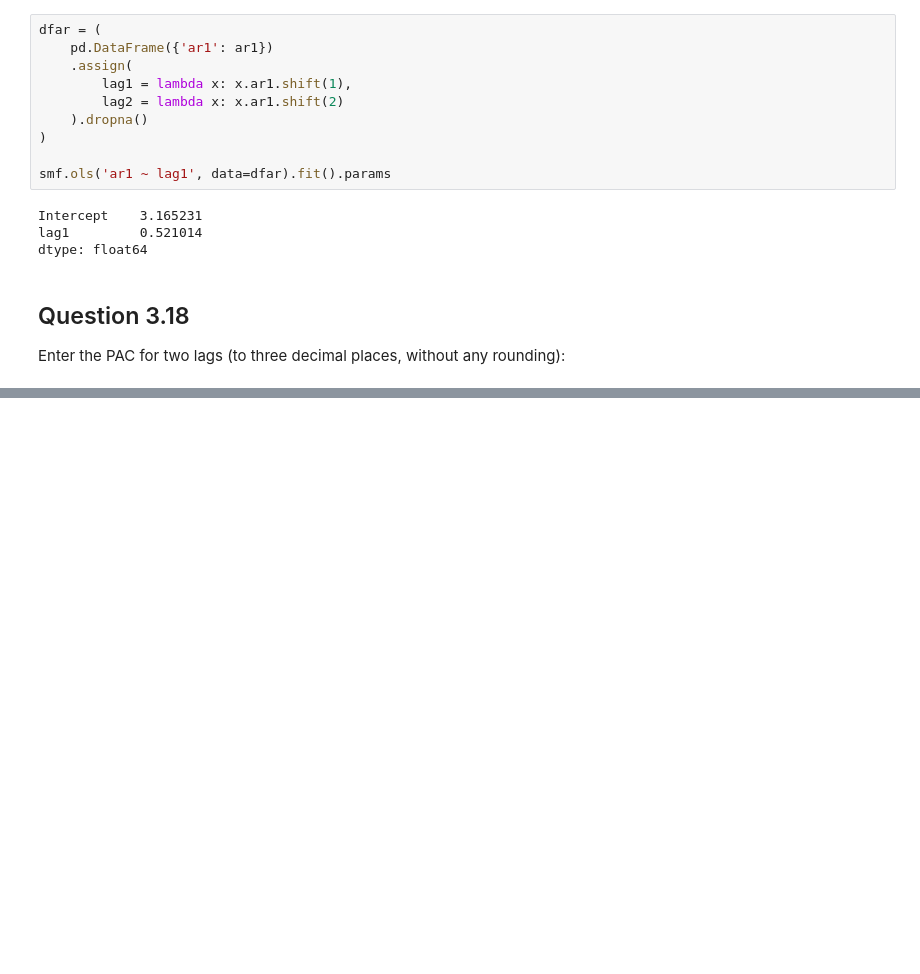
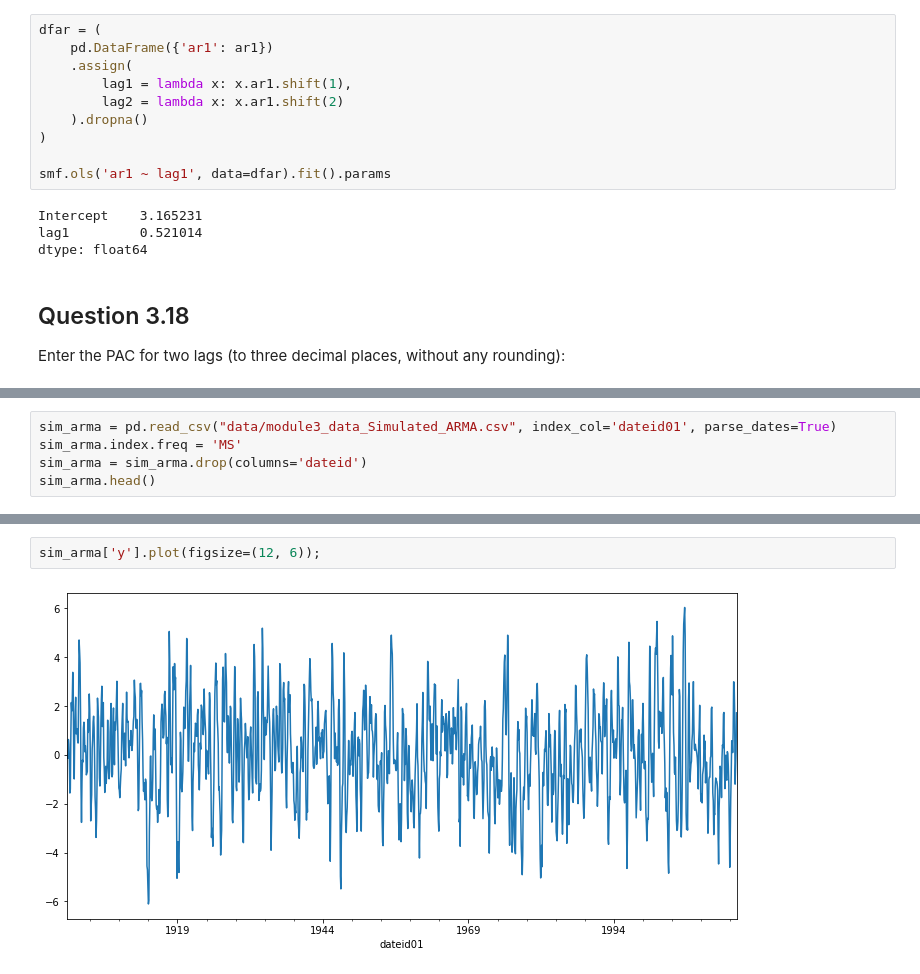
Before and after one commit to joaomacalos/imfx-python, a Jupyter notebook: m3a.ipynb, the cells around one changed output, grey strips where cells are left out. Drawn from its saved outputs; the diff is of its cells as text; blank space fills up the shorter version.

```diff
--- a/m3a.ipynb
+++ b/m3a.ipynb
@@ -201,0 +490,5 @@ Notes:
+# %%
+sim_arma = pd.read_csv("data/module3_data_Simulated_ARMA.csv", index_col='dateid01', parse_dates=True)
+sim_arma.index.freq = 'MS'
+sim_arma = sim_arma.drop(columns='dateid')
+sim_arma.head()
@@ -201,0 +503,4 @@ Notes:
+# %%
+sim_arma['y'].plot(figsize=(12, 6));
+# %% [output]
+[figure, added]
```
Also changed, not shown: parts of 44 cells of this notebook, 1 other file.
